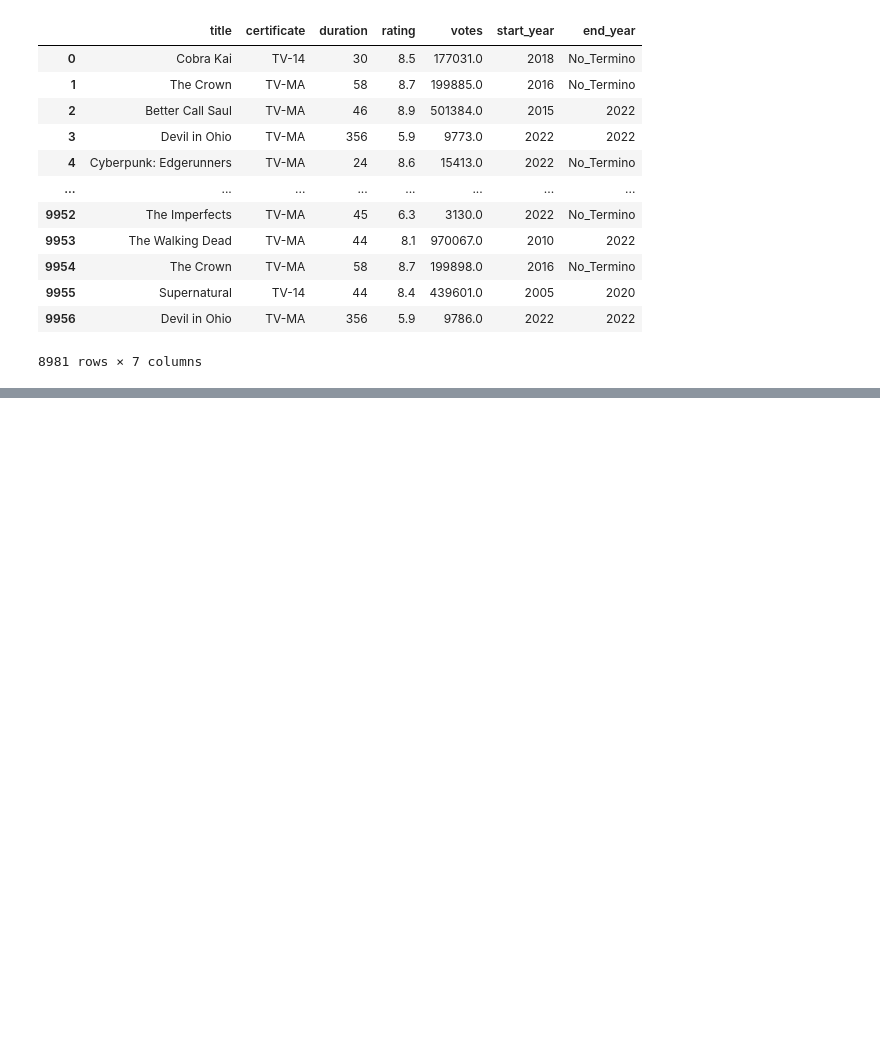
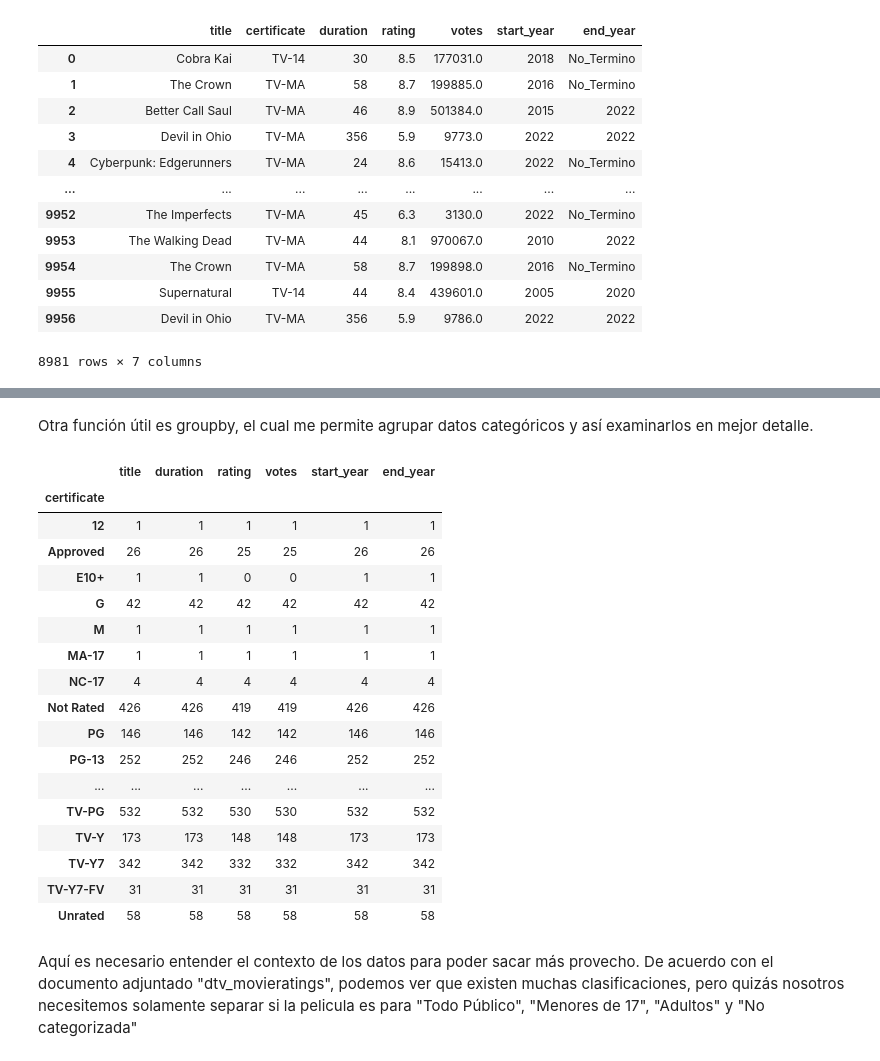
Before and after one commit to screid/MineriaDatos2022UTEM, a Jupyter notebook: Clase01_Preprocesamiento_Netflix/preprocesamiento_netflix.ipynb, the cells around one changed output, grey strips where cells are left out. Cells and saved outputs as stored; diff of their text form; code cells hidden in the pictures; blank space fills up the shorter version.

```diff
--- a/Clase01_Preprocesamiento_Netflix/preprocesamiento_netflix.ipynb
+++ b/Clase01_Preprocesamiento_Netflix/preprocesamiento_netflix.ipynb
@@ -407,0 +431,25 @@ data_preproccesed
+# %% [markdown]
+Otra función útil es groupby, el cual me permite agrupar datos categóricos y así examinarlos en mejor detalle.
+# %%
+data_preproccesed.groupby("certificate").count()
+# %% [output]
+|  | title | duration | rating | votes | start_year | end_year |
+| certificate |  |  |  |  |  |  |
+| 12 | 1 | 1 | 1 | 1 | 1 | 1 |
+| Approved | 26 | 26 | 25 | 25 | 26 | 26 |
+| E10+ | 1 | 1 | 0 | 0 | 1 | 1 |
+| G | 42 | 42 | 42 | 42 | 42 | 42 |
+| M | 1 | 1 | 1 | 1 | 1 | 1 |
+| MA-17 | 1 | 1 | 1 | 1 | 1 | 1 |
+| NC-17 | 4 | 4 | 4 | 4 | 4 | 4 |
+| Not Rated | 426 | 426 | 419 | 419 | 426 | 426 |
+| PG | 146 | 146 | 142 | 142 | 146 | 146 |
+| PG-13 | 252 | 252 | 246 | 246 | 252 | 252 |
+| ... | ... | ... | ... | ... | ... | ... |
+| TV-PG | 532 | 532 | 530 | 530 | 532 | 532 |
+| TV-Y | 173 | 173 | 148 | 148 | 173 | 173 |
+| TV-Y7 | 342 | 342 | 332 | 332 | 342 | 342 |
+| TV-Y7-FV | 31 | 31 | 31 | 31 | 31 | 31 |
+| Unrated | 58 | 58 | 58 | 58 | 58 | 58 |
+# %% [markdown]
+Aquí es necesario entender el contexto de los datos para poder sacar más provecho. De acuerdo con el documento adjuntado "dtv_movieratings", podemos ver que existen muchas clasificaciones, pero quizás nosotros necesitemos solamente separar si la pelicula es para "Todo Público", "Menores de 17", "Adultos" y "No categorizada"
```
Also changed, not shown: parts of 9 cells of this notebook, 1 other file.
